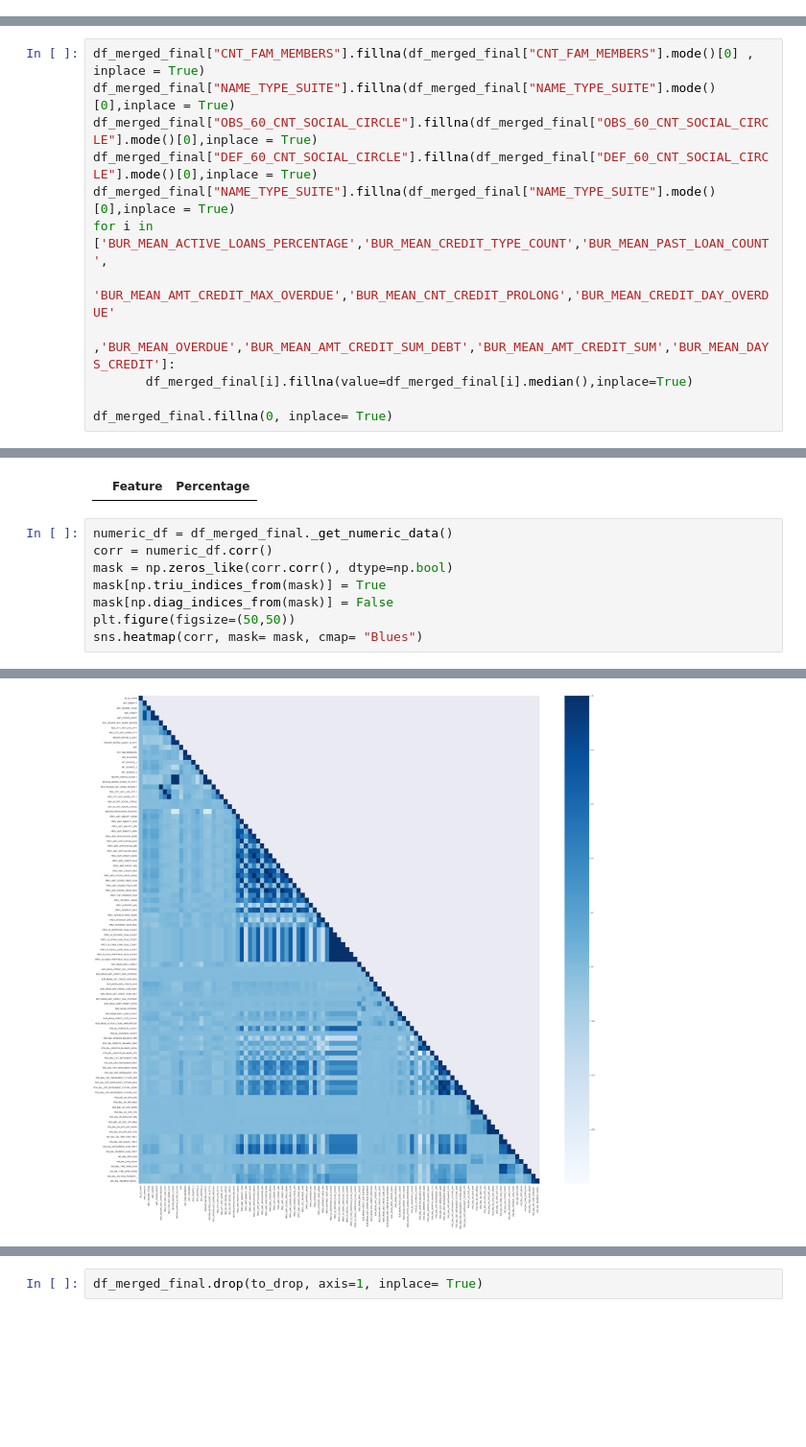
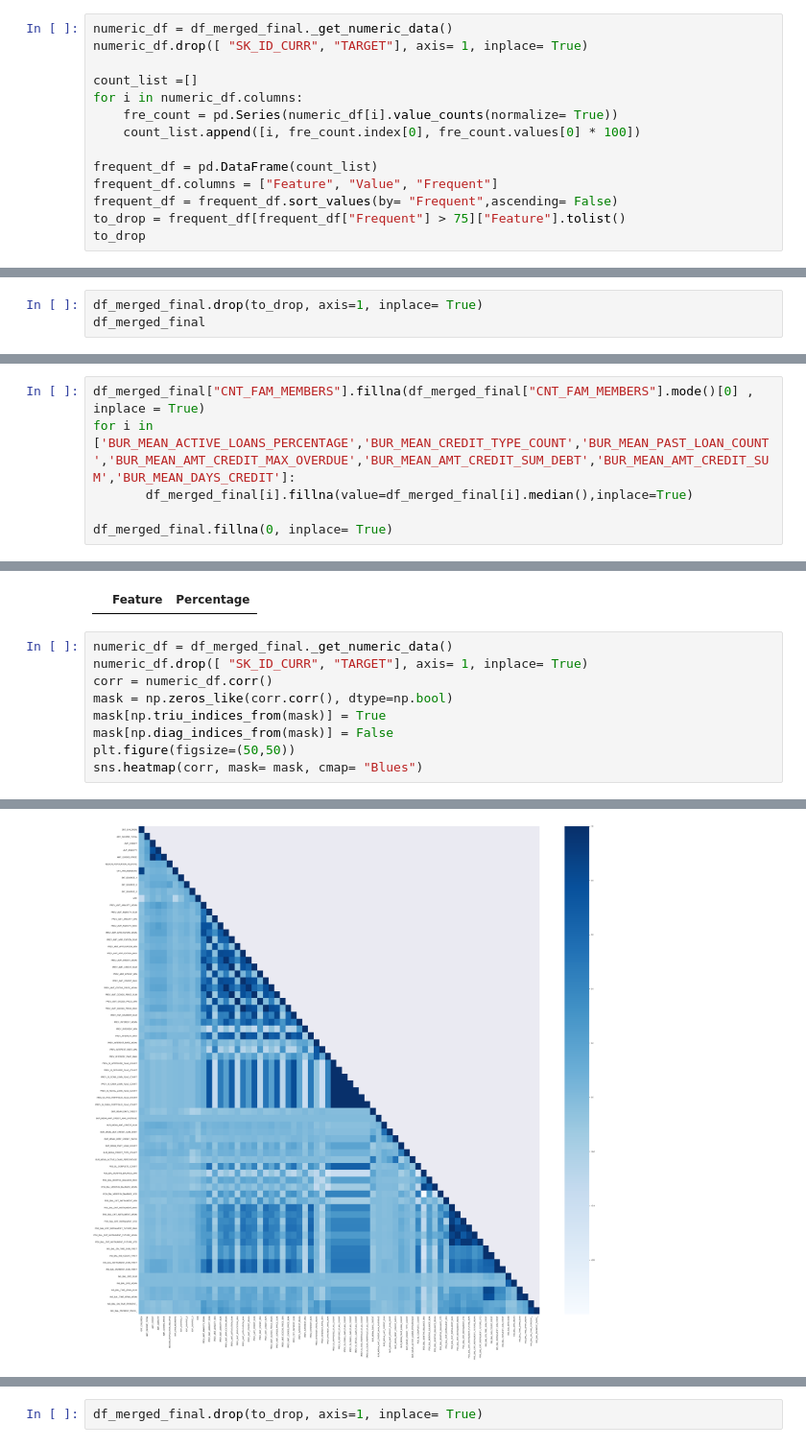
Before and after one commit to DucNgMinh/Data_Preparation_Project_Group_6, a Jupyter notebook: Feature Selection.ipynb, the cells around one changed output, grey strips where cells are left out. Shown at 96% size. Drawn from its saved outputs; the diff is of its cells as text; blank space fills up the shorter version.

```diff
--- a/Feature Selection.ipynb
+++ b/Feature Selection.ipynb
@@ -191,0 +194,14 @@ sns.barplot(x=  null_df["Percentage"] , y= null_df["Feature"] )
+# %%
+numeric_df = df_merged_final._get_numeric_data()
+numeric_df.drop([ "SK_ID_CURR", "TARGET"], axis= 1, inplace= True)
+
+count_list =[]
+for i in numeric_df.columns:
+    fre_count = pd.Series(numeric_df[i].value_counts(normalize= True))
+    count_list.append([i, fre_count.index[0], fre_count.values[0] * 100])
+
+frequent_df = pd.DataFrame(count_list)
+frequent_df.columns = ["Feature", "Value", "Frequent"]
+frequent_df = frequent_df.sort_values(by= "Frequent",ascending= False)
+to_drop = frequent_df[frequent_df["Frequent"] > 75]["Feature"].tolist()
+to_drop
@@ -191,0 +224,3 @@ sns.barplot(x=  null_df["Percentage"] , y= null_df["Feature"] )
+# %%
+df_merged_final.drop(to_drop, axis=1, inplace= True)
+df_merged_final
@@ -192,12 +241,6 @@ sns.barplot(x=  null_df["Percentage"] , y= null_df["Feature"] )
 # %%
 df_merged_final["CNT_FAM_MEMBERS"].fillna(df_merged_final["CNT_FAM_MEMBERS"].mode()[0] , inplace = True)
-df_merged_final["NAME_TYPE_SUITE"].fillna(df_merged_final["NAME_TYPE_SUITE"].mode()[0],inplace = True)
-df_merged_final["OBS_60_CNT_SOCIAL_CIRCLE"].fillna(df_merged_final["OBS_60_CNT_SOCIAL_CIRCLE"].mode()[0],inplace = True)
-df_merged_final["DEF_60_CNT_SOCIAL_CIRCLE"].fillna(df_merged_final["DEF_60_CNT_SOCIAL_CIRCLE"].mode()[0],inplace = True)
-df_merged_final["NAME_TYPE_SUITE"].fillna(df_merged_final["NAME_TYPE_SUITE"].mode()[0],inplace = True)
-for i in ['BUR_MEAN_ACTIVE_LOANS_PERCENTAGE','BUR_MEAN_CREDIT_TYPE_COUNT','BUR_MEAN_PAST_LOAN_COUNT',
-          'BUR_MEAN_AMT_CREDIT_MAX_OVERDUE','BUR_MEAN_CNT_CREDIT_PROLONG','BUR_MEAN_CREDIT_DAY_OVERDUE'
-         ,'BUR_MEAN_OVERDUE','BUR_MEAN_AMT_CREDIT_SUM_DEBT','BUR_MEAN_AMT_CREDIT_SUM','BUR_MEAN_DAYS_CREDIT']:
+for i in ['BUR_MEAN_ACTIVE_LOANS_PERCENTAGE','BUR_MEAN_CREDIT_TYPE_COUNT','BUR_MEAN_PAST_LOAN_COUNT','BUR_MEAN_AMT_CREDIT_MAX_OVERDUE','BUR_MEAN_AMT_CREDIT_SUM_DEBT','BUR_MEAN_AMT_CREDIT_SUM','BUR_MEAN_DAYS_CREDIT']:
        df_merged_final[i].fillna(value=df_merged_final[i].median(),inplace=True)
 
 df_merged_final.fillna(0, inplace= True)
@@ -208,12 +251,13 @@ null_df
 |  | Feature | Percentage |
 # %%
 numeric_df = df_merged_final._get_numeric_data()
+numeric_df.drop([ "SK_ID_CURR", "TARGET"], axis= 1, inplace= True)
 corr = numeric_df.corr()
 mask = np.zeros_like(corr.corr(), dtype=np.bool)
 mask[np.triu_indices_from(mask)] = True
 mask[np.diag_indices_from(mask)] = False
 plt.figure(figsize=(50,50))
 sns.heatmap(corr, mask= mask, cmap= "Blues")
 # %% [output]
 <AxesSubplot:>
-[figure, old version]
+[figure, new version]
```
Also changed, not shown: parts of 30 cells of this notebook.
